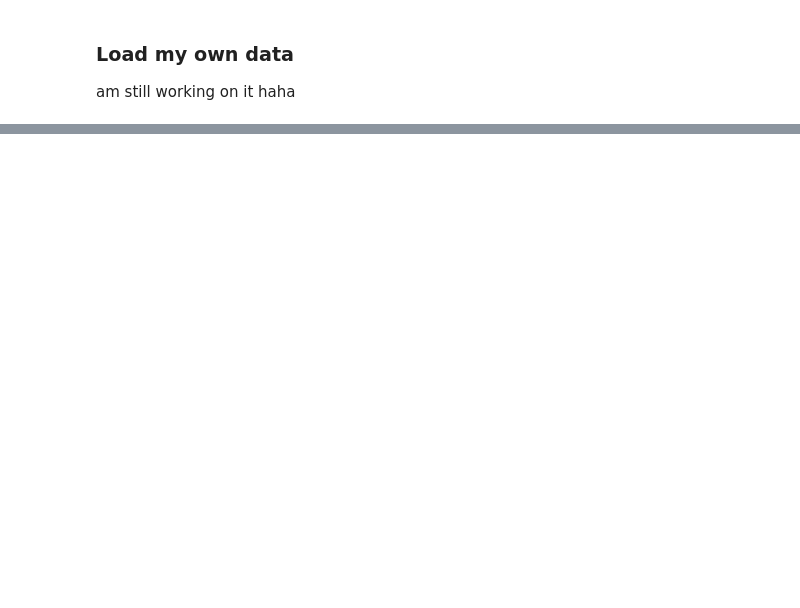
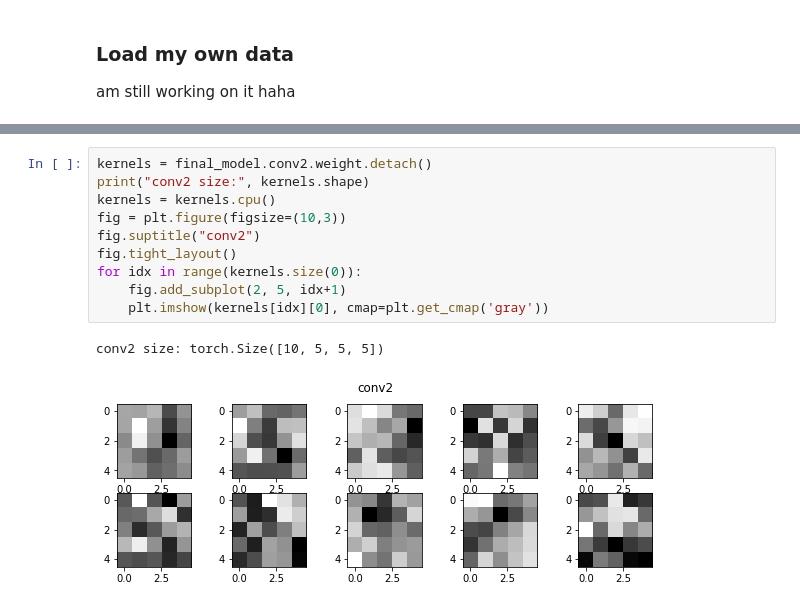
Before and after one commit to karen-poon/aps360-project, a Jupyter notebook: NewAgeClassification.ipynb, the cells around one changed output, grey strips where cells are left out. Cells and saved outputs as stored; diff of their text form; blank space fills up the shorter version.

```diff
--- a/NewAgeClassification.ipynb
+++ b/NewAgeClassification.ipynb
@@ -491,0 +537,13 @@ final_model.eval()
+# %%
+kernels = final_model.conv2.weight.detach()
+print("conv2 size:", kernels.shape)
+kernels = kernels.cpu()
+fig = plt.figure(figsize=(10,3))
+fig.suptitle("conv2")
+fig.tight_layout()
+for idx in range(kernels.size(0)):
+    fig.add_subplot(2, 5, idx+1)
+    plt.imshow(kernels[idx][0], cmap=plt.get_cmap('gray'))
+# %% [output]
+conv2 size: torch.Size([10, 5, 5, 5])
+[figure, added]
```
Also changed, not shown: parts of 20 cells of this notebook.
